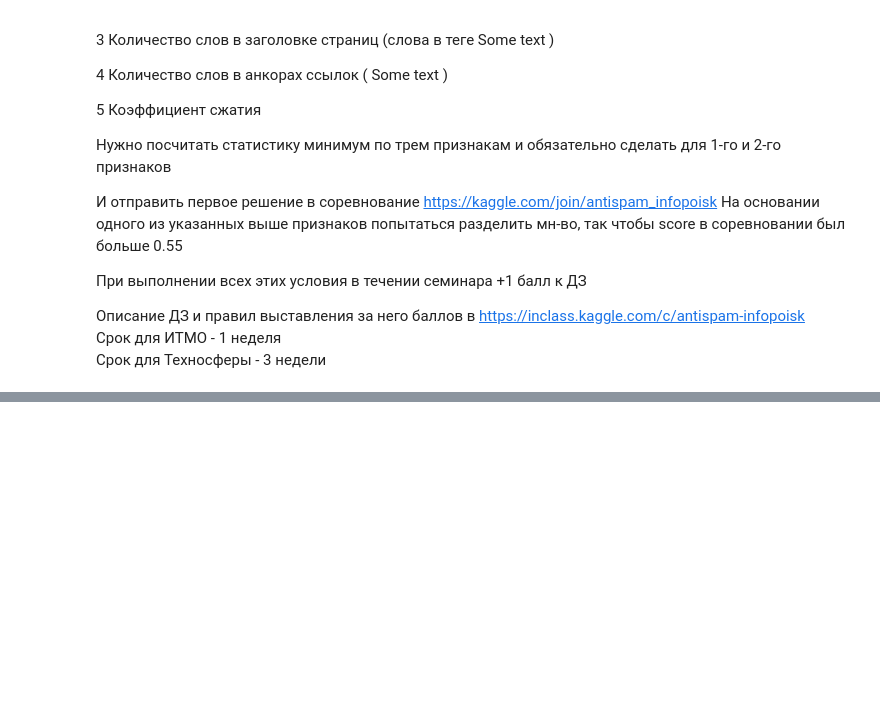
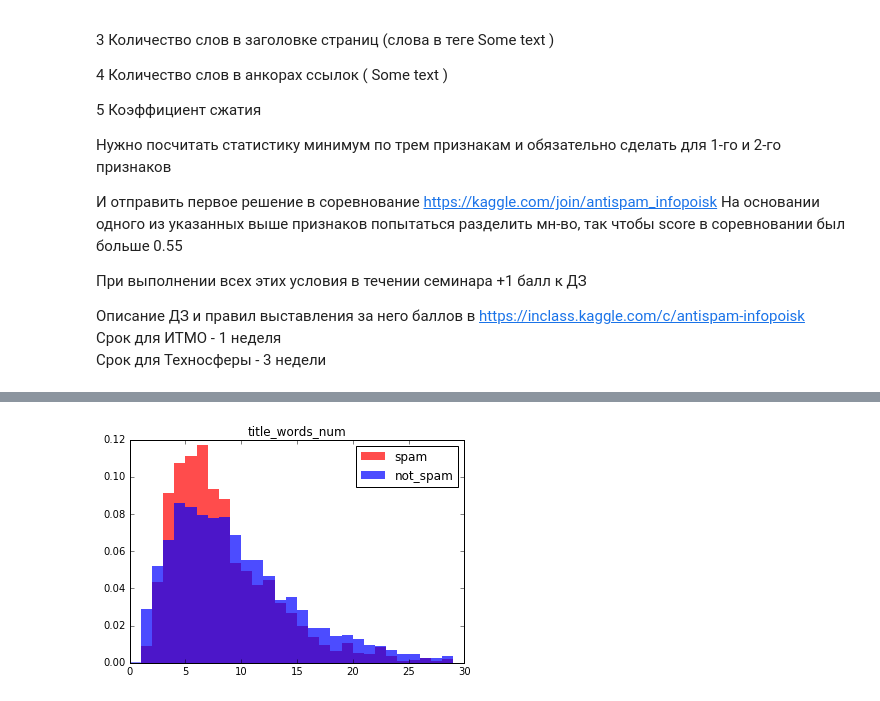
Before and after one commit to KirillTim/IFMO-IR-2016, a Jupyter notebook: anti-spam/AntiSpam.ipynb, the cells around one changed output, grey strips where cells are left out. Drawn from its saved outputs; the diff is of its cells as text; code cells hidden in the pictures; blank space fills up the shorter version.

```diff
--- a/anti-spam/AntiSpam.ipynb
+++ b/anti-spam/AntiSpam.ipynb
@@ -149,0 +155,4 @@ plot_distribution('words_num')
+# %%
+plot_distribution('title_words_num', bins = range(0, 30, 1))
+# %% [output]
+[figure, added]
```
Also changed, not shown: parts of 6 cells of this notebook.
